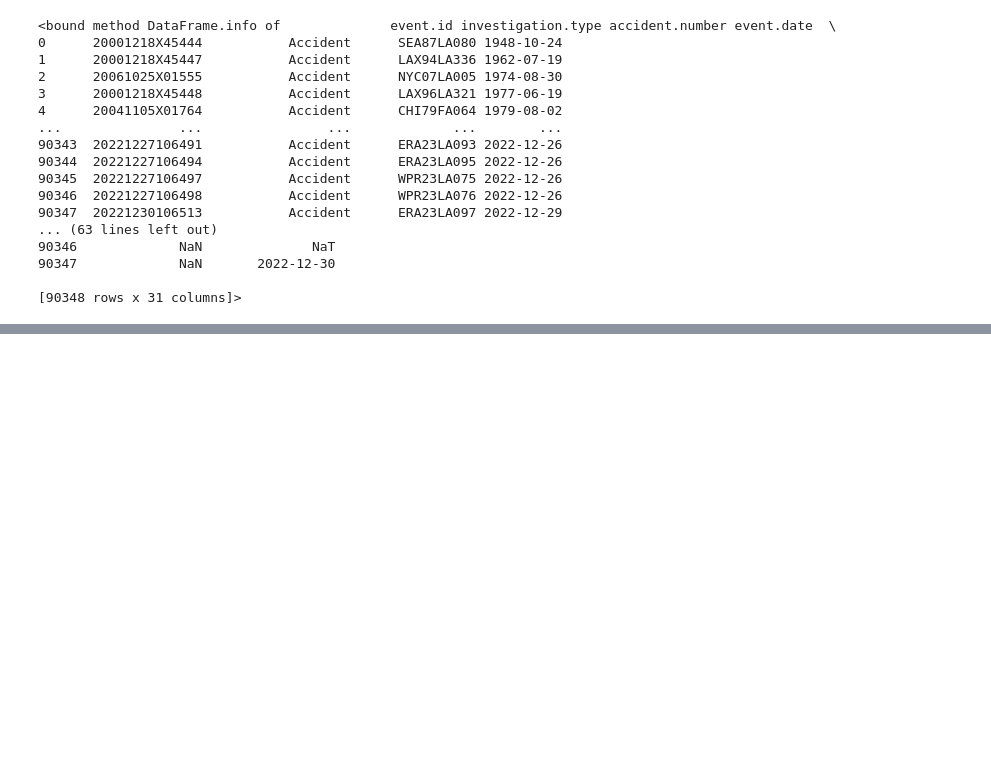
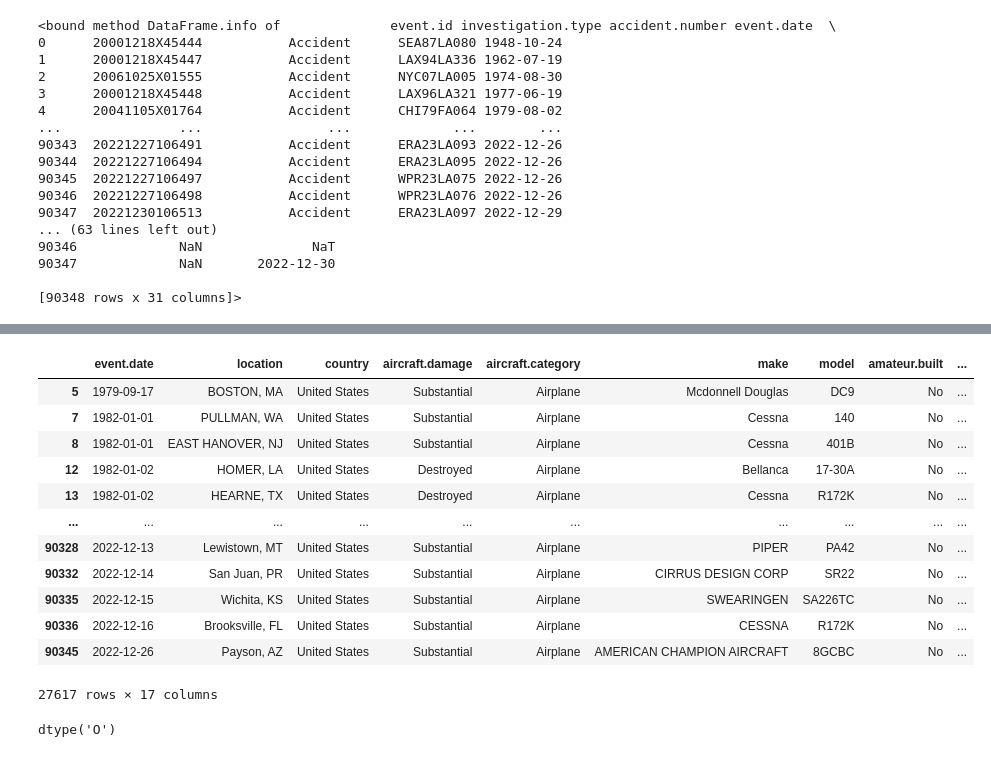
Before and after one commit to pyamin1878/Airline_DS_Project, a Jupyter notebook: Notebooks/student_working_notebook_pat.ipynb, the cells around one changed output, grey strips where cells are left out. Drawn from its saved outputs; the diff is of its cells as text; code cells hidden in the pictures; blank space fills up the shorter version.

```diff
--- a/Notebooks/student_working_notebook_pat.ipynb
+++ b/Notebooks/student_working_notebook_pat.ipynb
@@ -189,0 +232,20 @@ memory usage: 15.2+ MB
+# %%
+df_subset.loc[df_subset['aircraft.category'] == 'Airplane']
+# %% [output]
+|  | event.date | location | country | aircraft.damage | aircraft.category | make | model | amateur.built | ... |
+| 5 | 1979-09-17 | BOSTON, MA | United States | Substantial | Airplane | Mcdonnell Douglas | DC9 | No | ... |
+| 7 | 1982-01-01 | PULLMAN, WA | United States | Substantial | Airplane | Cessna | 140 | No | ... |
+| 8 | 1982-01-01 | EAST HANOVER, NJ | United States | Substantial | Airplane | Cessna | 401B | No | ... |
+| 12 | 1982-01-02 | HOMER, LA | United States | Destroyed | Airplane | Bellanca | 17-30A | No | ... |
+| 13 | 1982-01-02 | HEARNE, TX | United States | Destroyed | Airplane | Cessna | R172K | No | ... |
+| ... | ... | ... | ... | ... | ... | ... | ... | ... | ... |
+| 90328 | 2022-12-13 | Lewistown, MT | United States | Substantial | Airplane | PIPER | PA42 | No | ... |
+| 90332 | 2022-12-14 | San Juan, PR | United States | Substantial | Airplane | CIRRUS DESIGN CORP | SR22 | No | ... |
+| 90335 | 2022-12-15 | Wichita, KS | United States | Substantial | Airplane | SWEARINGEN | SA226TC | No | ... |
+| 90336 | 2022-12-16 | Brooksville, FL | United States | Substantial | Airplane | CESSNA | R172K | No | ... |
+| 90345 | 2022-12-26 | Payson, AZ | United States | Substantial | Airplane | AMERICAN CHAMPION AIRCRAFT | 8GCBC | No | ... |
+27617 rows × 17 columns
+# %%
+df_subset['aircraft.category'].dtype
+# %% [output]
+dtype('O')
```
Also changed, not shown: parts of 48 cells of this notebook.
